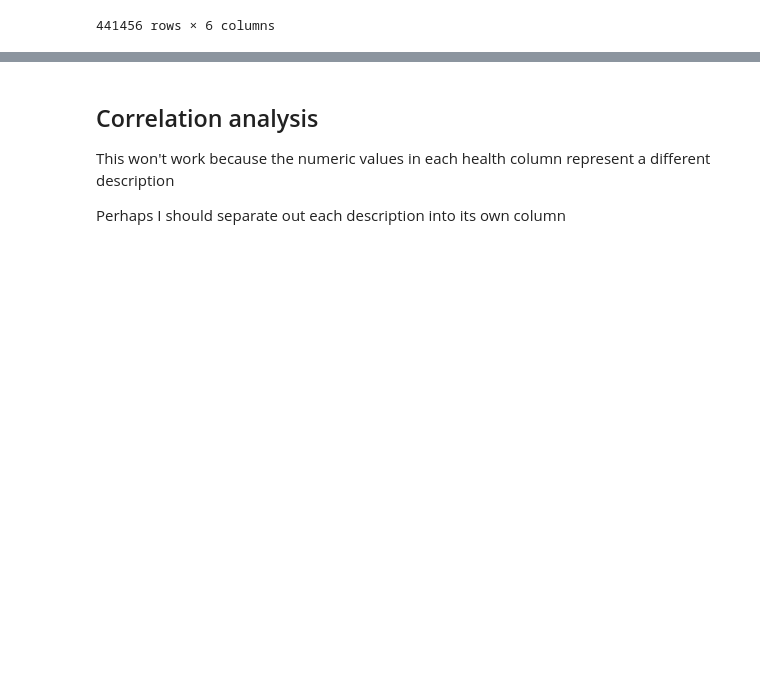
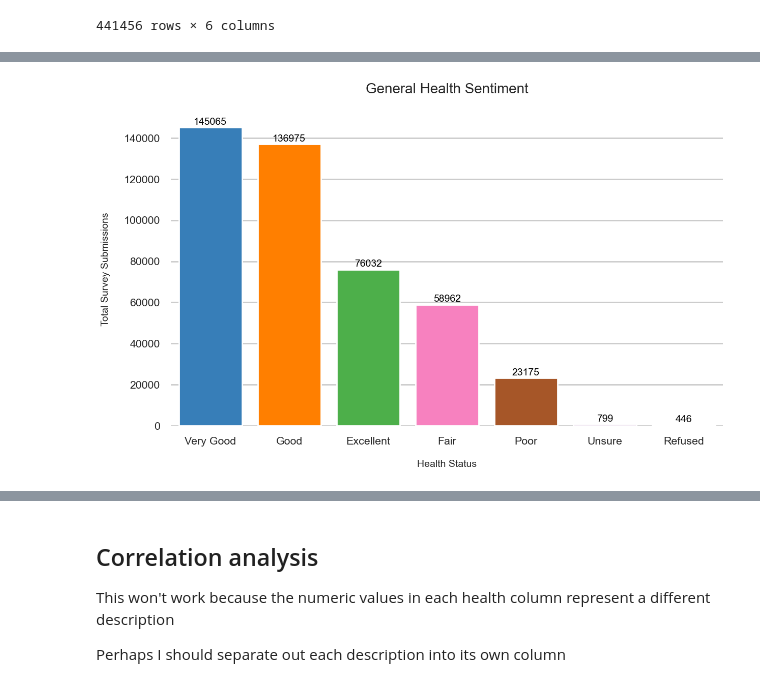
Before and after one commit to veroanalytic/analytics-template, a Jupyter notebook: brfss/brfss-analysis.ipynb, the cells around one changed output, grey strips where cells are left out. Cells and saved outputs as stored; diff of their text form; code cells hidden in the pictures; blank space fills up the shorter version.

```diff
--- a/brfss/brfss-analysis.ipynb
+++ b/brfss/brfss-analysis.ipynb
@@ -314,3 +314,8 @@ Poor          23175
 Unsure          799
 Refused         446
 Name: GENHLTH_DESCRIPTION, dtype: int64
+# %%
+df_gen_sum = pd.DataFrame(df['GENHLTH_DESCRIPTION'].value_counts())
+df_gen_sum.reset_index(inplace=True)
+df_gen_sum.rename(columns={'GENHLTH_DESCRIPTION': 'Value_Count', 'index': 'GENHLTH_DESCRIPTION'}, inplace=True)
+df_gen_sum
@@ -317,2 +331,5 @@ Name: GENHLTH_DESCRIPTION, dtype: int64
 # %%
-df_genhlth = pd.DataFrame(df[['GENHLTH_DESCRIPTION']].value_counts() / df[['GENHLTH_DESCRIPTION']].value_counts().sum())
+df_gen_ratio = pd.DataFrame(df[['GENHLTH_DESCRIPTION']].value_counts() / df[['GENHLTH_DESCRIPTION']].value_counts().sum())
+df_gen_ratio.reset_index(inplace=True)
+df_gen_ratio.rename(columns={0: 'Ratio'}, inplace=True)
+df_gen_ratio
@@ -332,0 +345,3 @@ df_genhlth
+# %%
+gen_hlth_result_merge = pd.merge(df_gen_sum, df_gen_ratio, on="GENHLTH_DESCRIPTION")
+gen_hlth_result_merge
@@ -476,0 +514,15 @@ Name: MENTHLTH_DESCRIPTION, Length: 441456, dtype: float64
+# %%
+plt.subplots(figsize=(14,8))
+p = sns.barplot(x=gen_hlth_result_merge['GENHLTH_DESCRIPTION'], y=gen_hlth_result_merge['Value_Count'], palette=color_blind_palette,saturation=1)
+p.axes.set_title('General Health Sentiment\n', fontsize=20)
+plt.xlabel('\nHealth Status', fontsize=14)
+plt.ylabel('Total Survey Submissions\n', fontsize=14)
+
+
+for container in p.containers:
+    p.bar_label(container, label_type='edge', padding=1, size=14, color='black', rotation=0)
+
+sns.despine(left=True, bottom=True)
+plt.show()
+# %% [output]
+[figure, added]
```
Also changed, not shown: parts of 19 cells of this notebook.
